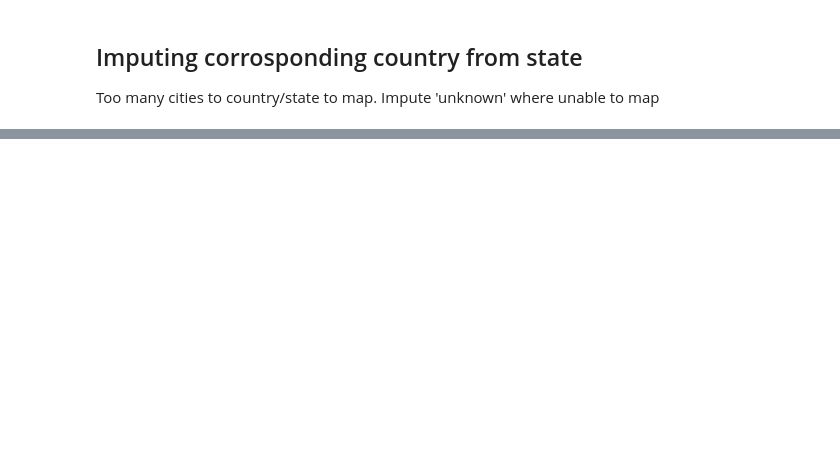
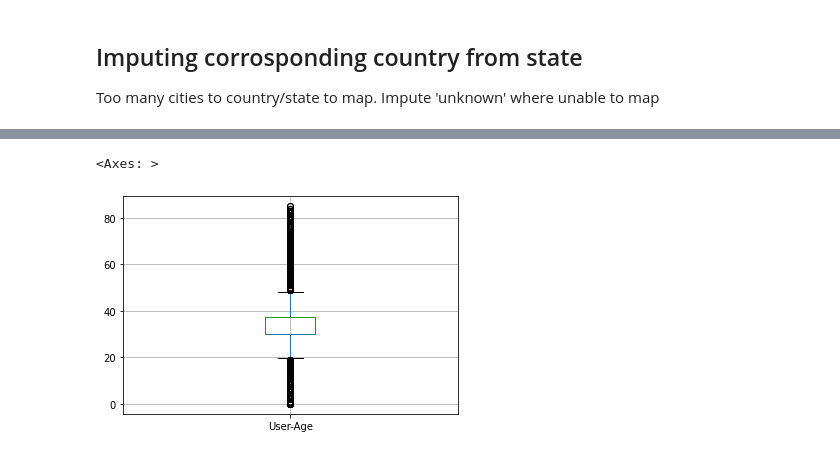
Before and after one commit to caseynator123/EDP_assigment2, a Jupyter notebook: preprocessing/preprocessing_user.ipynb, the cells around one changed output, grey strips where cells are left out. Cells and saved outputs as stored; diff of their text form; code cells hidden in the pictures; blank space fills up the shorter version.

```diff
--- a/preprocessing/preprocessing_user.ipynb
+++ b/preprocessing/preprocessing_user.ipynb
@@ -267,2 +383,5 @@ users
 # %%
-users.boxplot(column = 'User-Age')
+users_mean.boxplot(column = 'User-Age')
+# %% [output]
+<Axes: >
+[figure, added]
```
Also changed, not shown: parts of 31 cells of this notebook, 1 other file.
